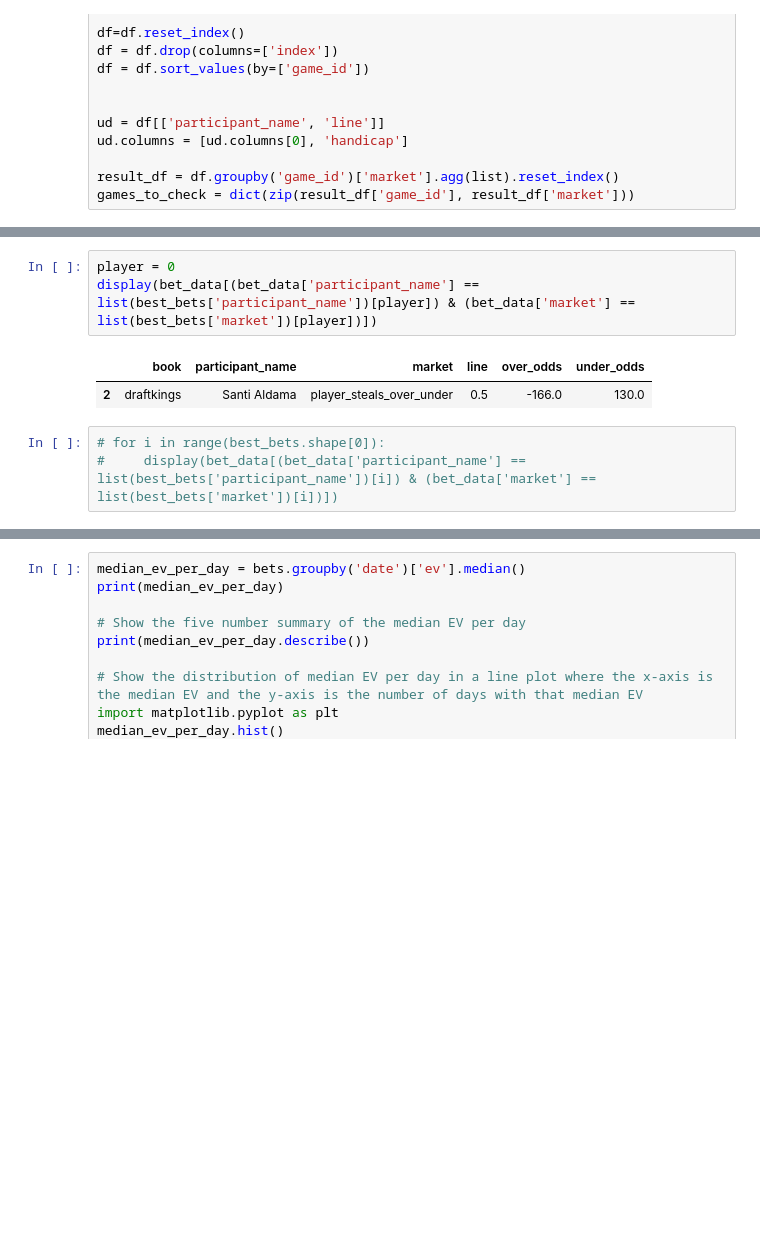
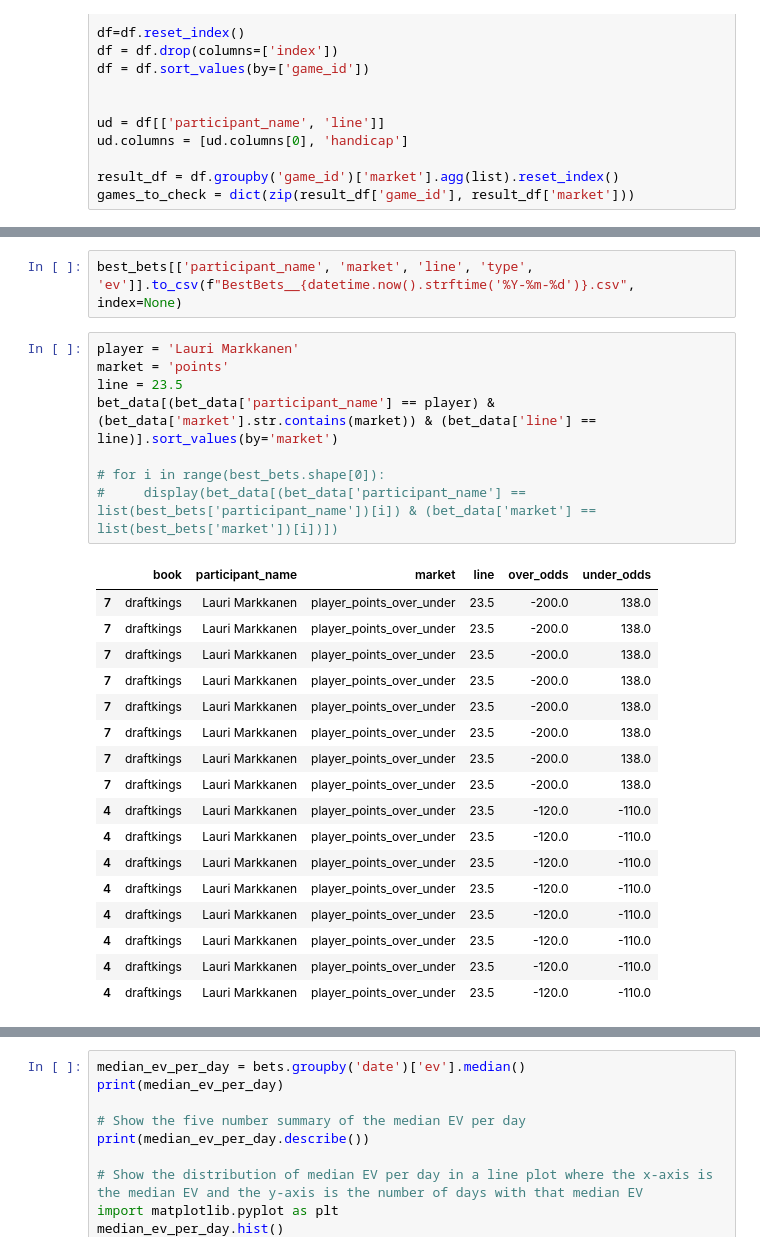
Before and after one commit to 24parida/PositiveEV, a Jupyter notebook: CurrentTesting/prizepicks_current.ipynb, the cells around one changed output, grey strips where cells are left out. Drawn from its saved outputs; the diff is of its cells as text; blank space fills up the shorter version.

```diff
--- a/CurrentTesting/prizepicks_current.ipynb
+++ b/CurrentTesting/prizepicks_current.ipynb
@@ -226,9 +202,28 @@ a
+# %%
+best_bets[['participant_name', 'market', 'line', 'type', 'ev']].to_csv(f"BestBets__{datetime.now().strftime('%Y-%m-%d')}.csv", index=None)
 # %%
-player = 0
-display(bet_data[(bet_data['participant_name'] == list(best_bets['participant_name'])[player]) & (bet_data['market'] == list(best_bets['market'])[player])])
+player = 'Lauri Markkanen'
+market = 'points'
+line = 23.5
+bet_data[(bet_data['participant_name'] == player) & (bet_data['market'].str.contains(market)) & (bet_data['line'] == line)].sort_values(by='market')
+
+# for i in range(best_bets.shape[0]):
+#     display(bet_data[(bet_data['participant_name'] == list(best_bets['participant_name'])[i]) & (bet_data['market'] == list(best_bets['market'])[i])])
 # %% [output]
 |  | book | participant_name | market | line | over_odds | under_odds |
-| 2 | draftkings | Santi Aldama | player_steals_over_under | 0.5 | -166.0 | 130.0 |
+| 7 | draftkings | Lauri Markkanen | player_points_over_under | 23.5 | -200.0 | 138.0 |
+| 7 | draftkings | Lauri Markkanen | player_points_over_under | 23.5 | -200.0 | 138.0 |
+| 7 | draftkings | Lauri Markkanen | player_points_over_under | 23.5 | -200.0 | 138.0 |
+| 7 | draftkings | Lauri Markkanen | player_points_over_under | 23.5 | -200.0 | 138.0 |
+| 7 | draftkings | Lauri Markkanen | player_points_over_under | 23.5 | -200.0 | 138.0 |
+| 7 | draftkings | Lauri Markkanen | player_points_over_under | 23.5 | -200.0 | 138.0 |
+| 7 | draftkings | Lauri Markkanen | player_points_over_under | 23.5 | -200.0 | 138.0 |
+| 7 | draftkings | Lauri Markkanen | player_points_over_under | 23.5 | -200.0 | 138.0 |
+| 4 | draftkings | Lauri Markkanen | player_points_over_under | 23.5 | -120.0 | -110.0 |
+| 4 | draftkings | Lauri Markkanen | player_points_over_under | 23.5 | -120.0 | -110.0 |
+| 4 | draftkings | Lauri Markkanen | player_points_over_under | 23.5 | -120.0 | -110.0 |
+| 4 | draftkings | Lauri Markkanen | player_points_over_under | 23.5 | -120.0 | -110.0 |
+| 4 | draftkings | Lauri Markkanen | player_points_over_under | 23.5 | -120.0 | -110.0 |
+| 4 | draftkings | Lauri Markkanen | player_points_over_under | 23.5 | -120.0 | -110.0 |
+| 4 | draftkings | Lauri Markkanen | player_points_over_under | 23.5 | -120.0 | -110.0 |
+| 4 | draftkings | Lauri Markkanen | player_points_over_under | 23.5 | -120.0 | -110.0 |
-# %%
-# for i in range(best_bets.shape[0]):
-#     display(bet_data[(bet_data['participant_name'] == list(best_bets['participant_name'])[i]) & (bet_data['market'] == list(best_bets['market'])[i])])
```
Also changed, not shown: parts of 15 cells of this notebook, 2 other files.
